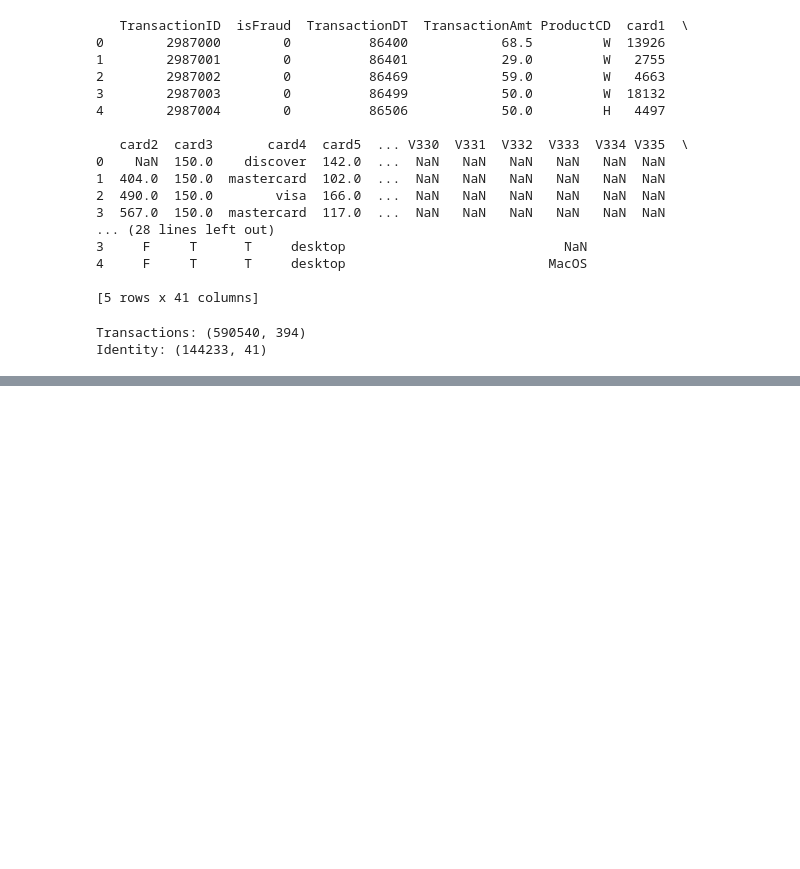
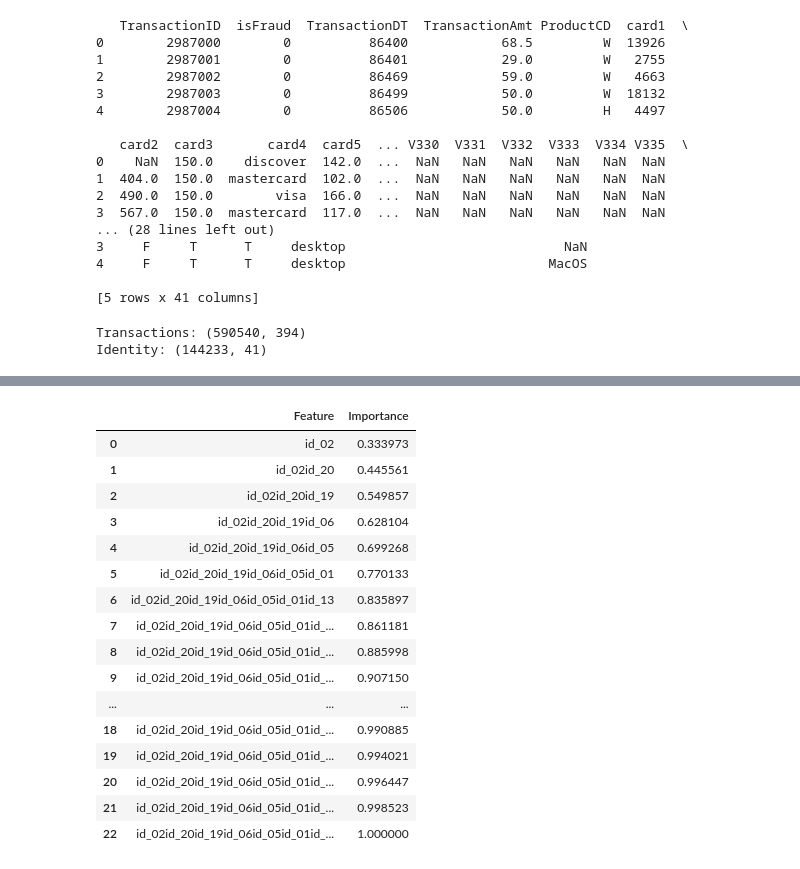
Before and after one commit to MatSchualtz/Anomaly_Detection_4BankFraud, a Jupyter notebook: notebooks/01_exploration.ipynb, the cells around one changed output, grey strips where cells are left out. Saved outputs shown, nothing was run; the diff lists cells and outputs as text; code cells hidden in the pictures; blank space fills up the shorter version.

```diff
--- a/notebooks/01_exploration.ipynb
+++ b/notebooks/01_exploration.ipynb
@@ -90,0 +217,22 @@ df_id_summary[df_id_summary['Data Null (P%)'] < 80]
+# %%
+cumulative_importance = importance_num_df.cumsum()
+# %%
+cumulative_importance
+# %% [output]
+|  | Feature | Importance |
+| 0 | id_02 | 0.333973 |
+| 1 | id_02id_20 | 0.445561 |
+| 2 | id_02id_20id_19 | 0.549857 |
+| 3 | id_02id_20id_19id_06 | 0.628104 |
+| 4 | id_02id_20id_19id_06id_05 | 0.699268 |
+| 5 | id_02id_20id_19id_06id_05id_01 | 0.770133 |
+| 6 | id_02id_20id_19id_06id_05id_01id_13 | 0.835897 |
+| 7 | id_02id_20id_19id_06id_05id_01id_... | 0.861181 |
+| 8 | id_02id_20id_19id_06id_05id_01id_... | 0.885998 |
+| 9 | id_02id_20id_19id_06id_05id_01id_... | 0.907150 |
+| ... | ... | ... |
+| 18 | id_02id_20id_19id_06id_05id_01id_... | 0.990885 |
+| 19 | id_02id_20id_19id_06id_05id_01id_... | 0.994021 |
+| 20 | id_02id_20id_19id_06id_05id_01id_... | 0.996447 |
+| 21 | id_02id_20id_19id_06id_05id_01id_... | 0.998523 |
+| 22 | id_02id_20id_19id_06id_05id_01id_... | 1.000000 |
```
Also changed, not shown: parts of 23 cells of this notebook, 1 other file.
